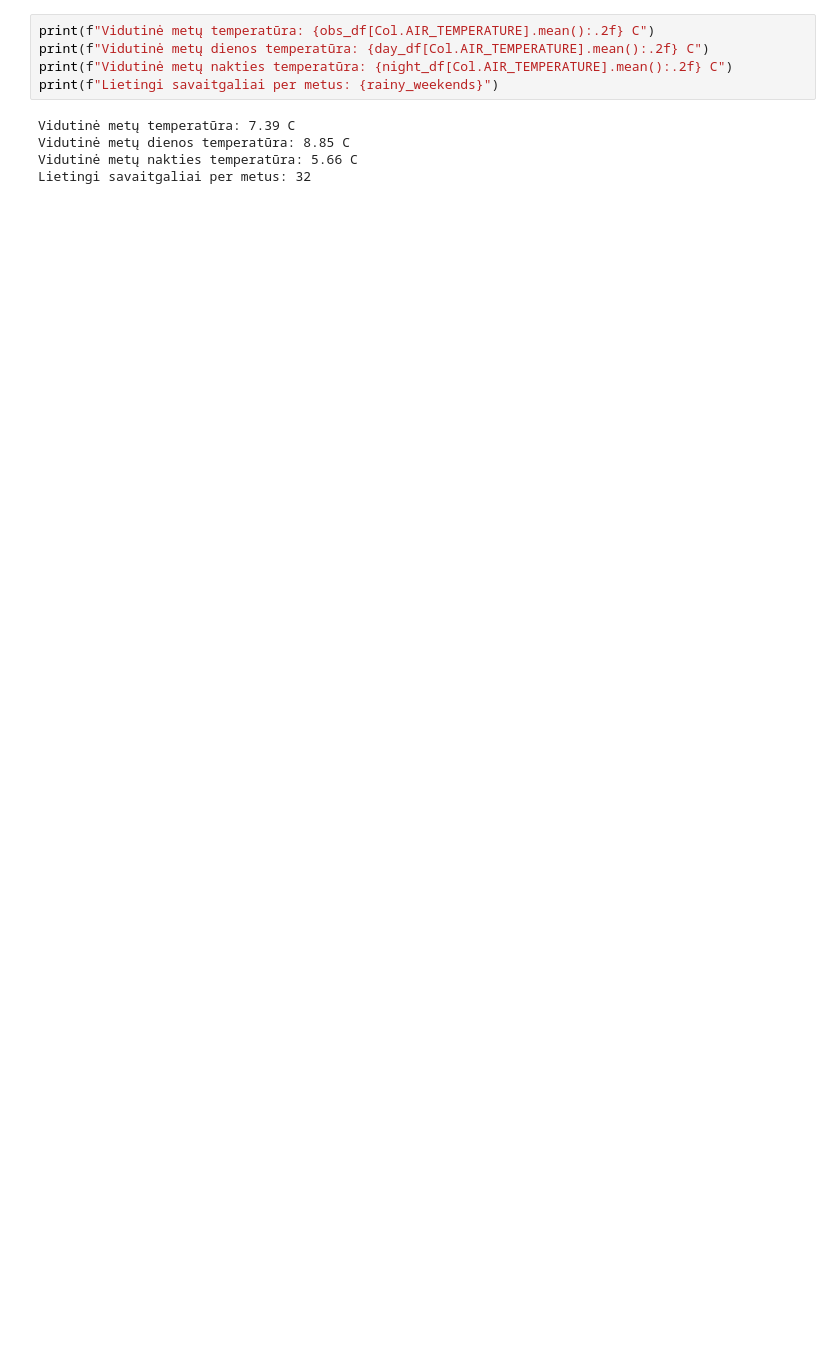
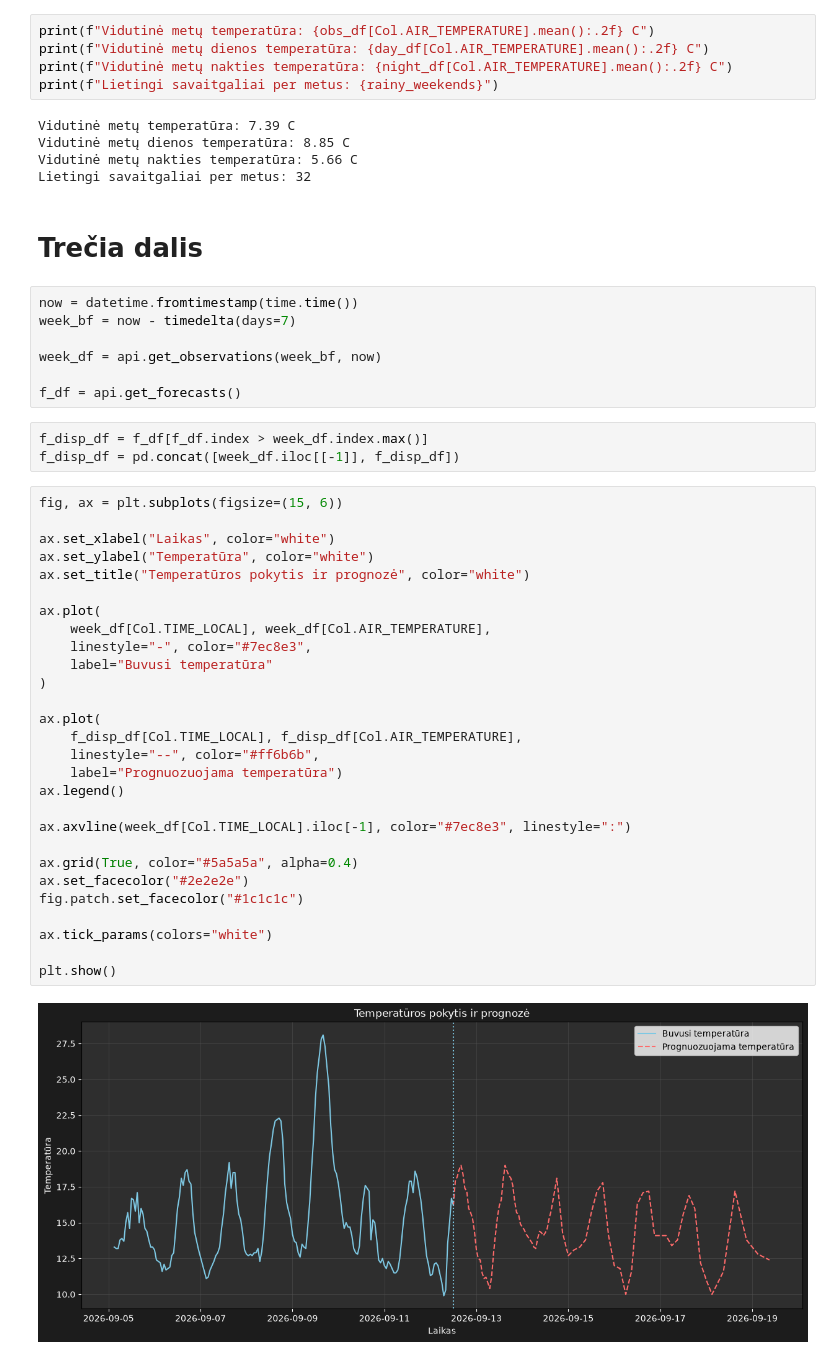
Before and after one commit to xauxius/meteo, a Jupyter notebook: analysis.ipynb, the cells around one changed output. Drawn from its saved outputs; the diff is of its cells as text; blank space fills up the shorter version.

```diff
--- a/analysis.ipynb
+++ b/analysis.ipynb
@@ -121,3 +128,45 @@ Vidutinė metų temperatūra: 7.39 C
 Vidutinė metų dienos temperatūra: 8.85 C
 Vidutinė metų nakties temperatūra: 5.66 C
 Lietingi savaitgaliai per metus: 32
+# %% [markdown]
+# Trečia dalis
+# %%
+now = datetime.fromtimestamp(time.time())
+week_bf = now - timedelta(days=7)
+
+week_df = api.get_observations(week_bf, now)
+
+f_df = api.get_forecasts()
+# %%
+f_disp_df = f_df[f_df.index > week_df.index.max()]
+f_disp_df = pd.concat([week_df.iloc[[-1]], f_disp_df])
+# %%
+fig, ax = plt.subplots(figsize=(15, 6))
+
+ax.set_xlabel("Laikas", color="white")
+ax.set_ylabel("Temperatūra", color="white")
+ax.set_title("Temperatūros pokytis ir prognozė", color="white")
+
+ax.plot(
+    week_df[Col.TIME_LOCAL], week_df[Col.AIR_TEMPERATURE],
+    linestyle="-", color="#7ec8e3",
+    label="Buvusi temperatūra"
+)
+
+ax.plot(
+    f_disp_df[Col.TIME_LOCAL], f_disp_df[Col.AIR_TEMPERATURE],
+    linestyle="--", color="#ff6b6b",
+    label="Prognuozuojama temperatūra")
+ax.legend()
+
+ax.axvline(week_df[Col.TIME_LOCAL].iloc[-1], color="#7ec8e3", linestyle=":")
+
+ax.grid(True, color="#5a5a5a", alpha=0.4)
+ax.set_facecolor("#2e2e2e")
+fig.patch.set_facecolor("#1c1c1c")
+
+ax.tick_params(colors="white")
+
+plt.show()
+# %% [output]
+[figure, added]
```
Also changed, not shown: parts of 6 cells of this notebook.
